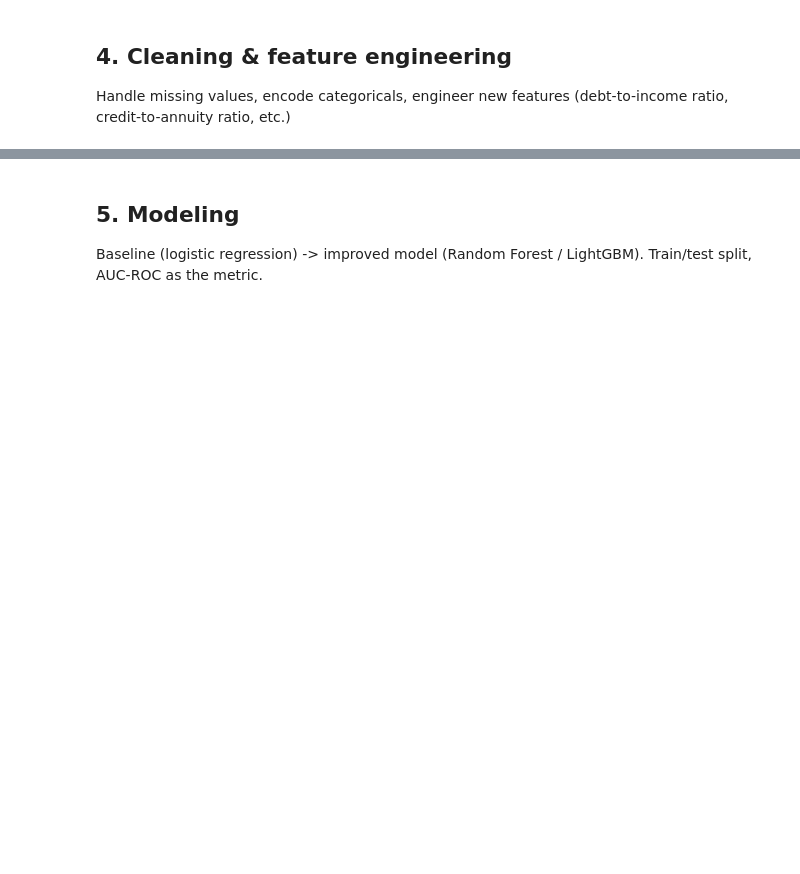
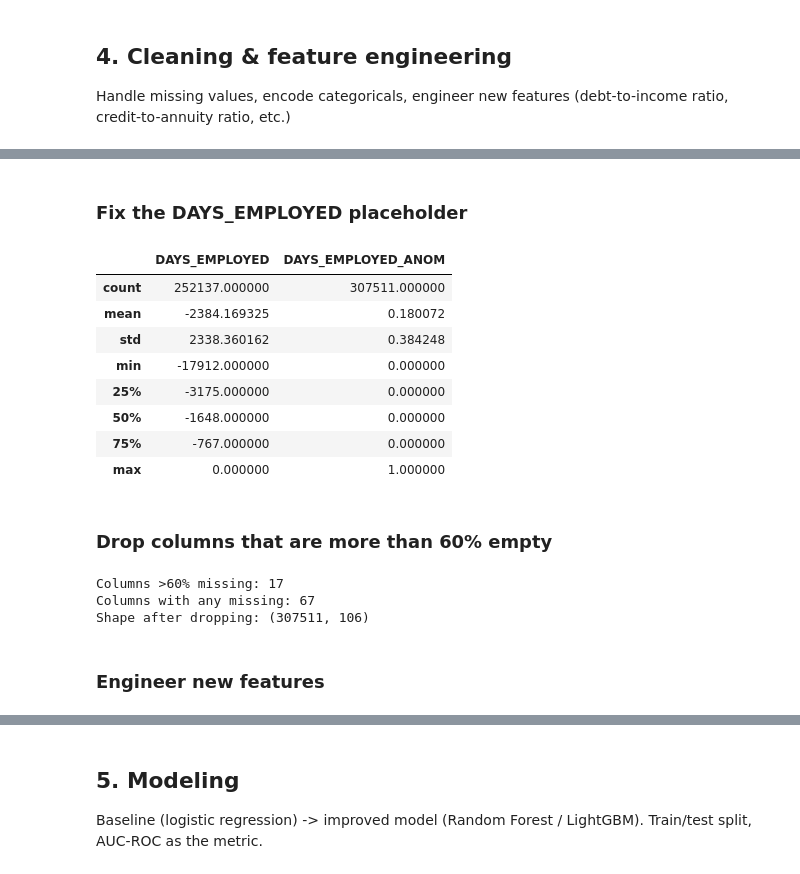
Before and after one commit to IanCode212/Credit_Risk_default_prediction, a Jupyter notebook: notebooks/01_analysis.ipynb, the cells around one changed output, grey strips where cells are left out. Drawn from its saved outputs; the diff is of its cells as text; code cells hidden in the pictures; blank space fills up the shorter version.

Commit message:
Add cleaning and feature engineering

```diff
--- a/notebooks/01_analysis.ipynb
+++ b/notebooks/01_analysis.ipynb
@@ -313,0 +330,4 @@ Handle missing values, encode categoricals, engineer new features (debt-to-incom
+# %%
+df = pd.read_sql('SELECT * FROM applications', engine)
+null_pct = (df.isnull().mean() * 100).sort_values(ascending=False)
+null_pct[null_pct > 0].head(25)
@@ -313,0 +352,31 @@ Handle missing values, encode categoricals, engineer new features (debt-to-incom
+# %% [markdown]
+### Fix the DAYS_EMPLOYED placeholder
+# %%
+df['DAYS_EMPLOYED_ANOM'] = (df['DAYS_EMPLOYED'] == 365243).astype(int)
+df['DAYS_EMPLOYED'] = df['DAYS_EMPLOYED'].replace(365243, np.nan)
+df[['DAYS_EMPLOYED', 'DAYS_EMPLOYED_ANOM']].describe()
+# %% [output]
+|  | DAYS_EMPLOYED | DAYS_EMPLOYED_ANOM |
+| count | 252137.000000 | 307511.000000 |
+| mean | -2384.169325 | 0.180072 |
+| std | 2338.360162 | 0.384248 |
+| min | -17912.000000 | 0.000000 |
+| 25% | -3175.000000 | 0.000000 |
+| 50% | -1648.000000 | 0.000000 |
+| 75% | -767.000000 | 0.000000 |
+| max | 0.000000 | 1.000000 |
+# %% [markdown]
+### Drop columns that are more than 60% empty
+# %%
+print("Columns >60% missing:", (null_pct > 60).sum())
+print("Columns with any missing:", (null_pct > 0).sum())
+
+drop_cols = null_pct[null_pct > 60].index.tolist()
+df = df.drop(columns=drop_cols)
+print("Shape after dropping:", df.shape)
+# %% [output]
+Columns >60% missing: 17
+Columns with any missing: 67
+Shape after dropping: (307511, 106)
+# %% [markdown]
+### Engineer new features
```
Also changed, not shown: parts of 11 cells of this notebook.
